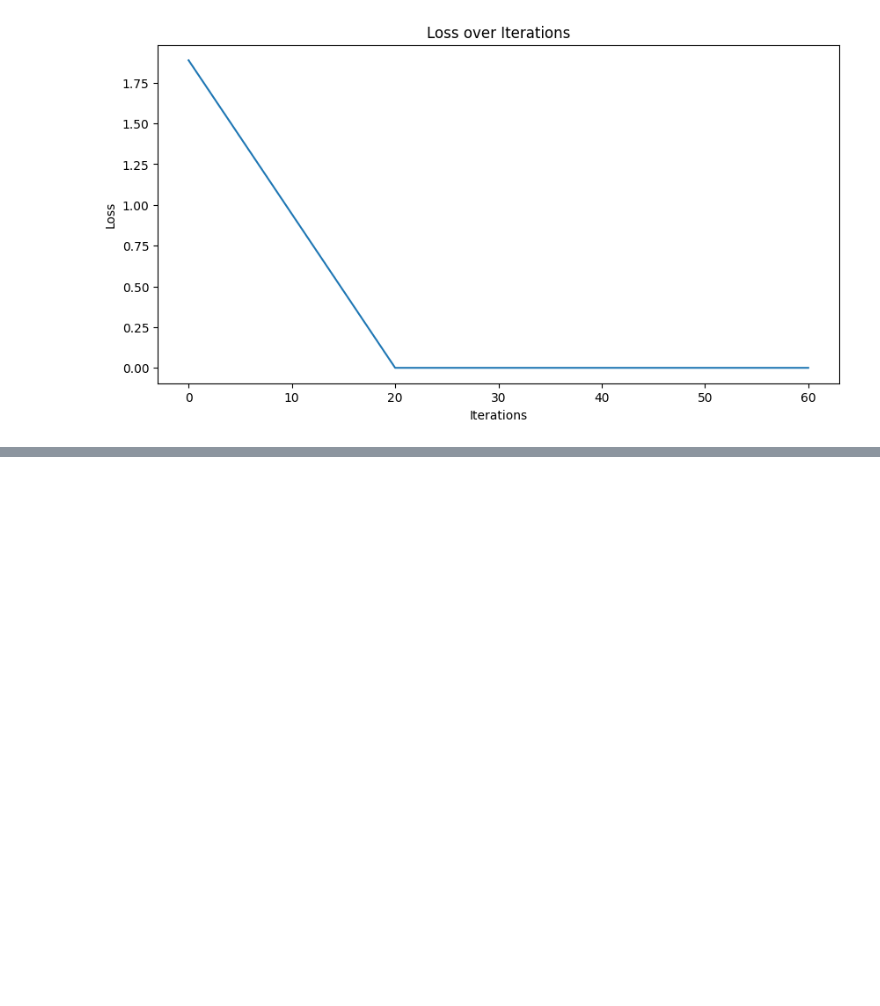
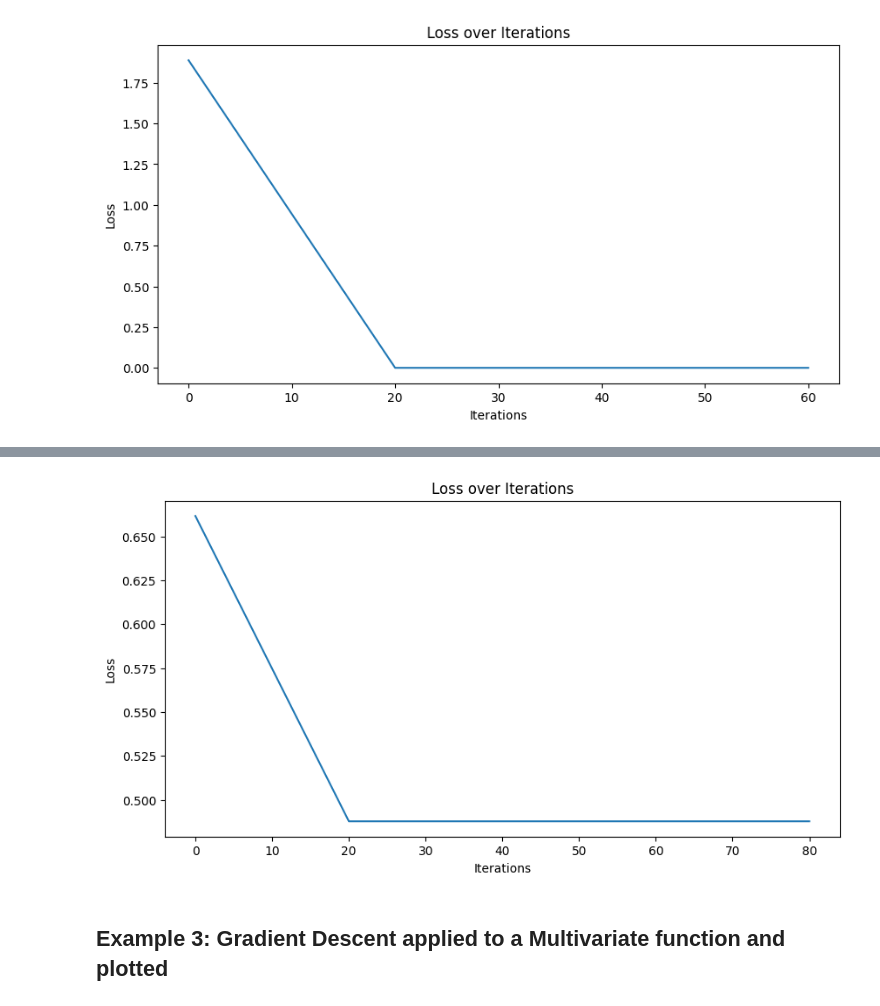
Before and after one commit to neeyatlotlikar/semester3, a Jupyter notebook: OTML/gradient_descent.ipynb, the cells around one changed output, grey strips where cells are left out. Saved outputs shown, nothing was run; the diff lists cells and outputs as text; code cells hidden in the pictures; blank space fills up the shorter version.

```diff
--- a/OTML/gradient_descent.ipynb
+++ b/OTML/gradient_descent.ipynb
@@ -783,0 +782,22 @@ plt.show()
+# %%
+# Example of a complex loss function
+def loss_function(x):
+    return (x - 2) ** 2 + 5 * (x - 1) ** 4
+
+
+# Example gradient function (derivative of the loss function)
+def gradient_function(x):
+    return 2 * (x - 2) + 20 * (x - 1) ** 3
+
+
+# Starting point for optimization
+initial_params = 0
+
+# Example usage of the GradientDescent class
+gd = GradientDescent(loss_function, max_iterations=100)
+
+# Any differentiable function and its gradient can be supplied
+final_params, history = gd.optimize(gradient_function, initial_params, log_rate=20)
+
+print(f"Final parameters: {final_params}")
+print(f"Final loss: {loss_function(final_params)}")
@@ -783,0 +812,16 @@ plt.show()
+# %%
+import matplotlib.pyplot as plt
+
+# Plot a graph of the loss over iterations
+iterations, losses = zip(*history)
+
+plt.figure(figsize=(10, 5))
+plt.plot(iterations, losses)
+plt.xlabel("Iterations")
+plt.ylabel("Loss")
+plt.title("Loss over Iterations")
+plt.show()
+# %% [output]
+[figure, added]
+# %% [markdown]
+## Example 3: Gradient Descent applied to a Multivariate function and plotted
```
Also changed, not shown: parts of 10 cells of this notebook, 6 other files.
